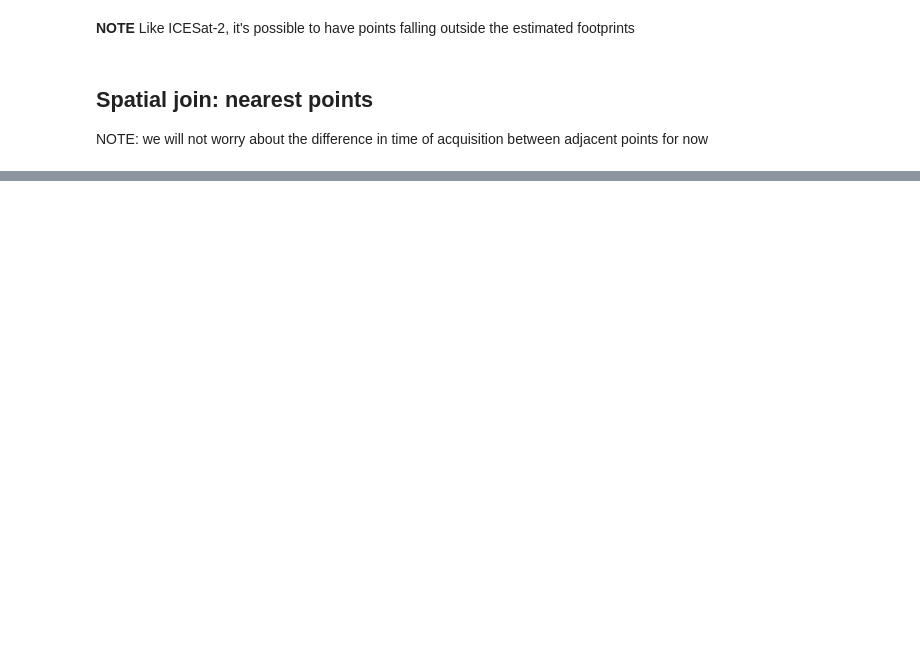
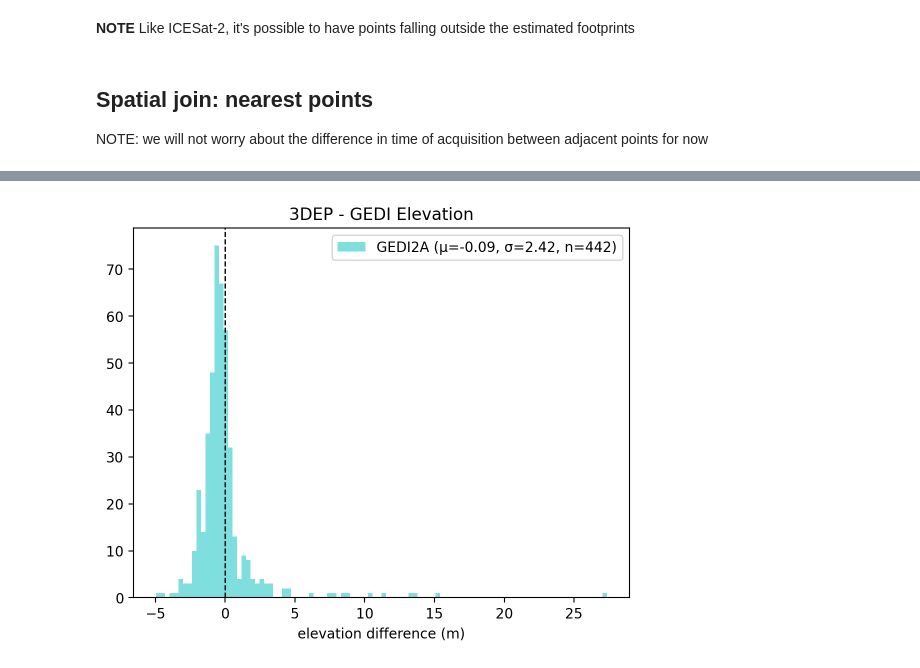
Before and after one commit to uw-cryo/coincident, a Jupyter notebook: docs/examples/sliderule.ipynb, the cells around one changed output, grey strips where cells are left out. Saved outputs shown, nothing was run; the diff lists cells and outputs as text; code cells hidden in the pictures; blank space fills up the shorter version.

```diff
--- a/docs/examples/sliderule.ipynb
+++ b/docs/examples/sliderule.ipynb
@@ -150,0 +147,20 @@ plt.title("Points within 100m");
+# %%
+# Restrict to only DEMs derived from specific WESM LiDAR project
+close_gedi_3dep = coincident.io.sliderule.sample_3dep(
+    close_gedi,
+    project_name=gf_lidar["project"].iloc[0],
+)
+# %%
+# Add 3DEP elevation values to existing dataframe
+close_gedi["elevation_3dep"] = close_gedi_3dep.value.values
+# %%
+diff_3dep = close_gedi.elevation_3dep - close_gedi.elevation_lm.values
+
+label = f"GEDI2A (μ={np.nanmean(diff_3dep):.2f}, σ={np.nanstd(diff_3dep):.2f}, n={len(diff_3dep)})"
+plt.axvline(0, color="k", linestyle="dashed", linewidth=1)
+plt.hist(diff_3dep, bins=100, color="c", alpha=0.5, label=label)
+plt.xlabel("elevation difference (m)")
+plt.title("3DEP - GEDI Elevation")
+plt.legend();
+# %% [output]
+[figure, added]
```
Also changed, not shown: parts of 17 cells of this notebook, 6 other files.
